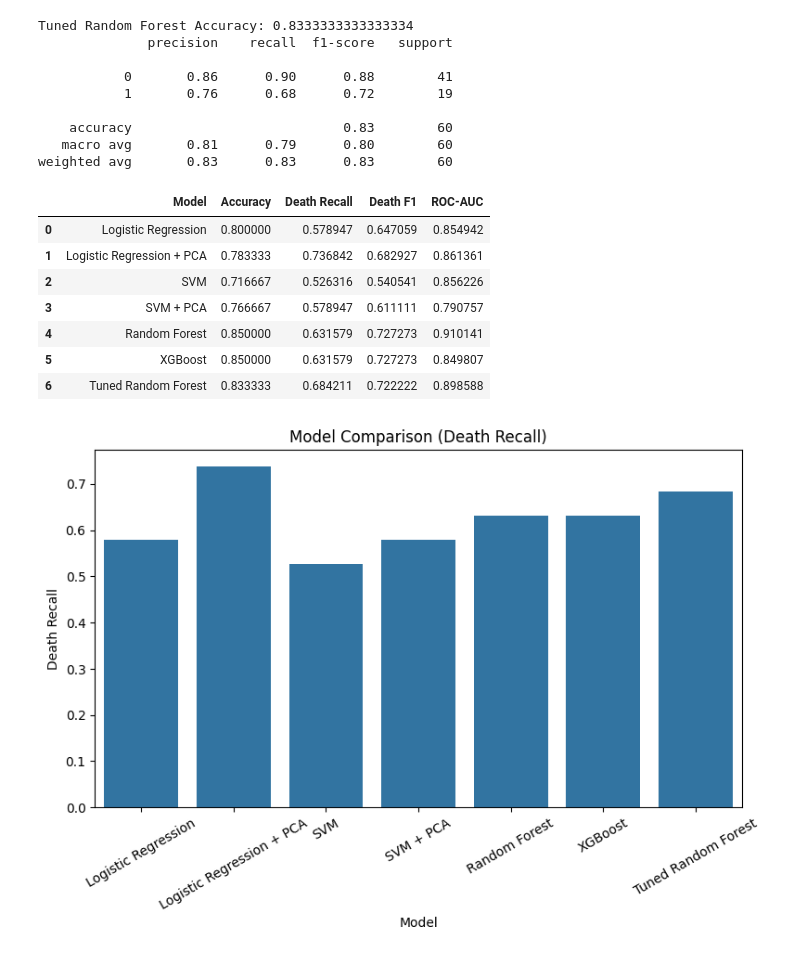
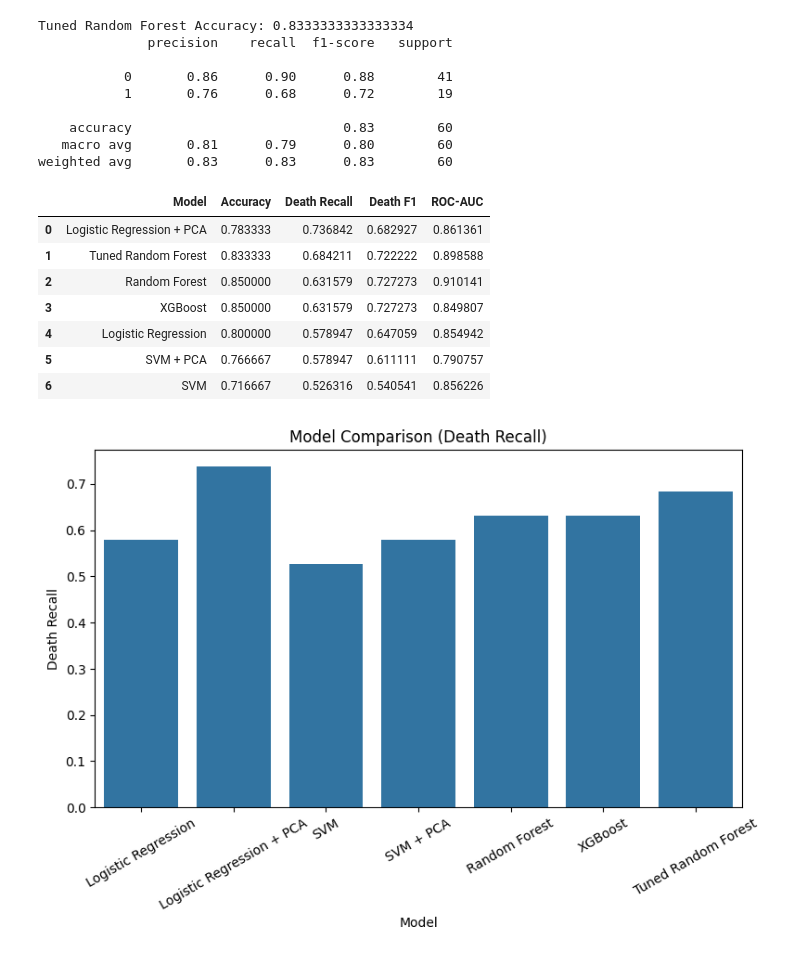
Before and after one commit to taotaokt/CS439_Project, a Jupyter notebook: model_comparison.ipynb, the cells around one changed output. Cells and saved outputs as stored; diff of their text form; code cells hidden in the pictures.

Commit message:
[update]update notebooks and model comparison results

```diff
--- a/model_comparison.ipynb
+++ b/model_comparison.ipynb
@@ -192,26 +193,26 @@ weighted avg       0.83      0.83      0.83        60
 # %%
 tuned_report = classification_report(y_test, y_pred_rf, output_dict=True)
 
 tuned_row = pd.DataFrame([{
     "Model": "Tuned Random Forest",
     "Accuracy": accuracy_score(y_test, y_pred_rf),
     "Death Recall": tuned_report["1"]["recall"],
     "Death F1": tuned_report["1"]["f1-score"],
     "ROC-AUC": roc_auc_score(y_test, best_rf.predict_proba(X_test)[:, 1])
 }])
 
 results_df = pd.concat([results_df, tuned_row], ignore_index=True)
-
-results_df
+final_results_df = results_df.sort_values(by=["Death Recall", "ROC-AUC"], ascending=[False, False]).reset_index(drop=True)
+final_results_df
 # %% [output]
 |  | Model | Accuracy | Death Recall | Death F1 | ROC-AUC |
-| 0 | Logistic Regression | 0.800000 | 0.578947 | 0.647059 | 0.854942 |
-| 1 | Logistic Regression + PCA | 0.783333 | 0.736842 | 0.682927 | 0.861361 |
-| 2 | SVM | 0.716667 | 0.526316 | 0.540541 | 0.856226 |
-| 3 | SVM + PCA | 0.766667 | 0.578947 | 0.611111 | 0.790757 |
-| 4 | Random Forest | 0.850000 | 0.631579 | 0.727273 | 0.910141 |
-| 5 | XGBoost | 0.850000 | 0.631579 | 0.727273 | 0.849807 |
-| 6 | Tuned Random Forest | 0.833333 | 0.684211 | 0.722222 | 0.898588 |
+| 0 | Logistic Regression + PCA | 0.783333 | 0.736842 | 0.682927 | 0.861361 |
+| 1 | Tuned Random Forest | 0.833333 | 0.684211 | 0.722222 | 0.898588 |
+| 2 | Random Forest | 0.850000 | 0.631579 | 0.727273 | 0.910141 |
+| 3 | XGBoost | 0.850000 | 0.631579 | 0.727273 | 0.849807 |
+| 4 | Logistic Regression | 0.800000 | 0.578947 | 0.647059 | 0.854942 |
+| 5 | SVM + PCA | 0.766667 | 0.578947 | 0.611111 | 0.790757 |
+| 6 | SVM | 0.716667 | 0.526316 | 0.540541 | 0.856226 |
 # %%
 import seaborn as sns
 import matplotlib.pyplot as plt
```
Also changed, not shown: parts of 1 cell of this notebook, 2 other files.
